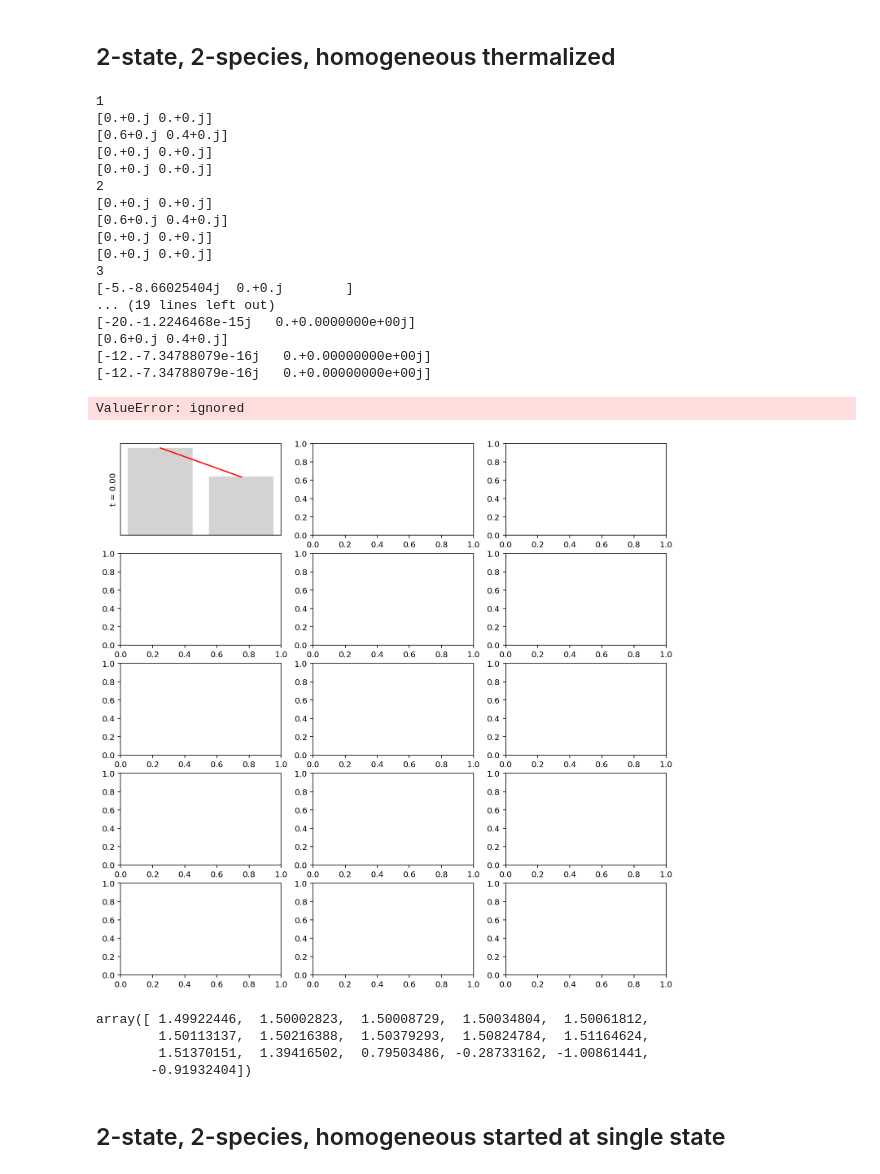
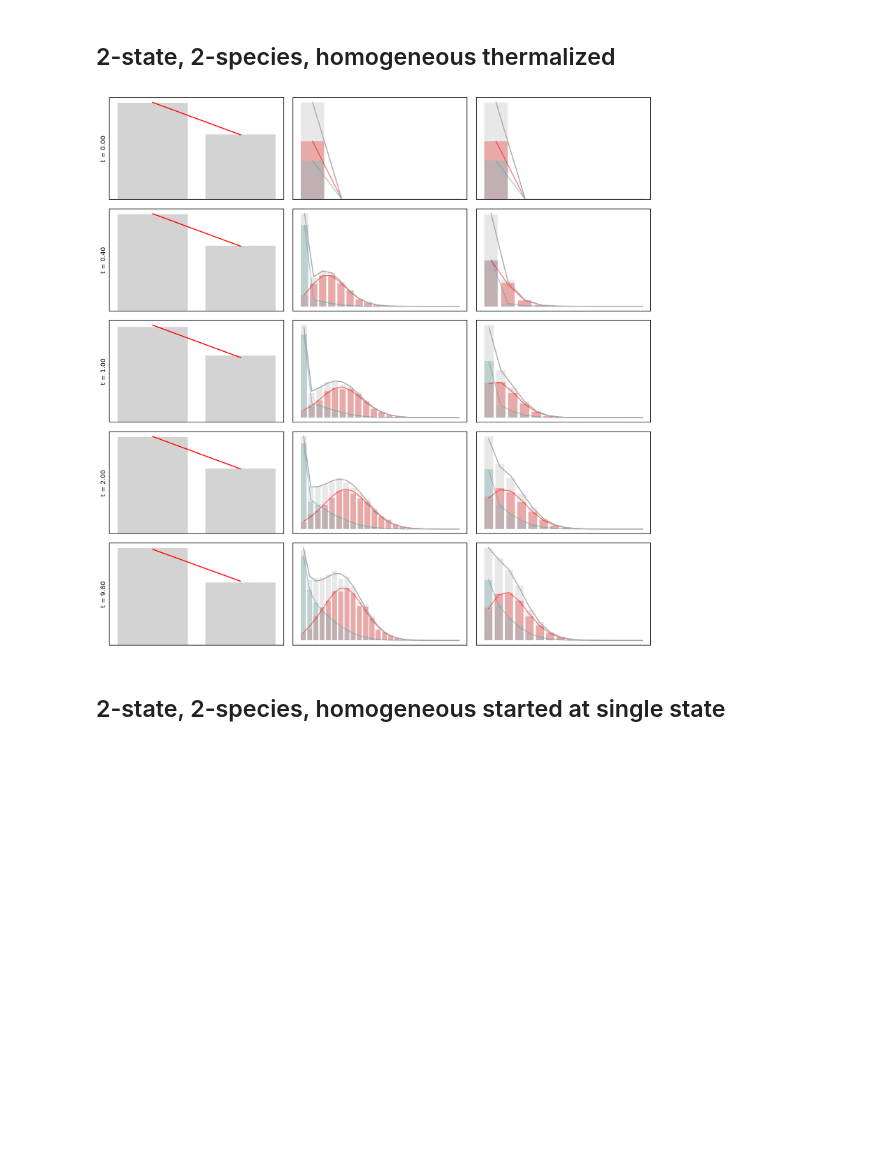
Before and after one commit to pachterlab/GYP_2022, a Jupyter notebook: gg220909_telegraph.ipynb, the cells around one changed output. Saved outputs shown, nothing was run; the diff lists cells and outputs as text; code cells hidden in the pictures; blank space fills up the shorter version.

```diff
--- a/gg220909_telegraph.ipynb
+++ b/gg220909_telegraph.ipynb
@@ -612,7 +613,7 @@ def viz_nondelay(t_arr,samples,N,n,H,A,C,initcond):
             ax1[k,i+1].set_xticks([])
             ax1[k,i+1].set_yticks([])
     fig1.tight_layout()
-    return Pss
+    # return Pss
 # %%
 conditional_colors
 # %% [output]
@@ -694,35 +695,10 @@ for i in tqdm.tqdm(range(number_of_cells)):
            True,(k,K_val,A_val,beta_val,gamma_val,N))
 # %%
 # global ITER
-ITER=0
+# ITER=0
 Pss=viz_nondelay(t_arr,samples,N,n,H,A,C,initcond)
 # %% [output]
-1
-[0.+0.j 0.+0.j]
-[0.6+0.j 0.4+0.j]
-[0.+0.j 0.+0.j]
-[0.+0.j 0.+0.j]
-2
-[0.+0.j 0.+0.j]
-[0.6+0.j 0.4+0.j]
-[0.+0.j 0.+0.j]
-[0.+0.j 0.+0.j]
-3
-[-5.-8.66025404j  0.+0.j        ]
-... (19 lines left out)
-[-20.-1.2246468e-15j   0.+0.0000000e+00j]
-[0.6+0.j 0.4+0.j]
-[-12.-7.34788079e-16j   0.+0.00000000e+00j]
-[-12.-7.34788079e-16j   0.+0.00000000e+00j]
-ValueError: ignored
-[figure, old version]
+[figure, new version]
-# %%
-Pss[:,0]/Pss[:,1]
-# %% [output]
-array([ 1.49922446,  1.50002823,  1.50008729,  1.50034804,  1.50061812,
-        1.50113137,  1.50216388,  1.50379293,  1.50824784,  1.51164624,
-        1.51370151,  1.39416502,  0.79503486, -0.28733162, -1.00861441,
-       -0.91932404])
 # %% [markdown]
 ## 2-state, 2-species, homogeneous started at single state
 # %%
```
Also changed, not shown: parts of 4 cells of this notebook.
